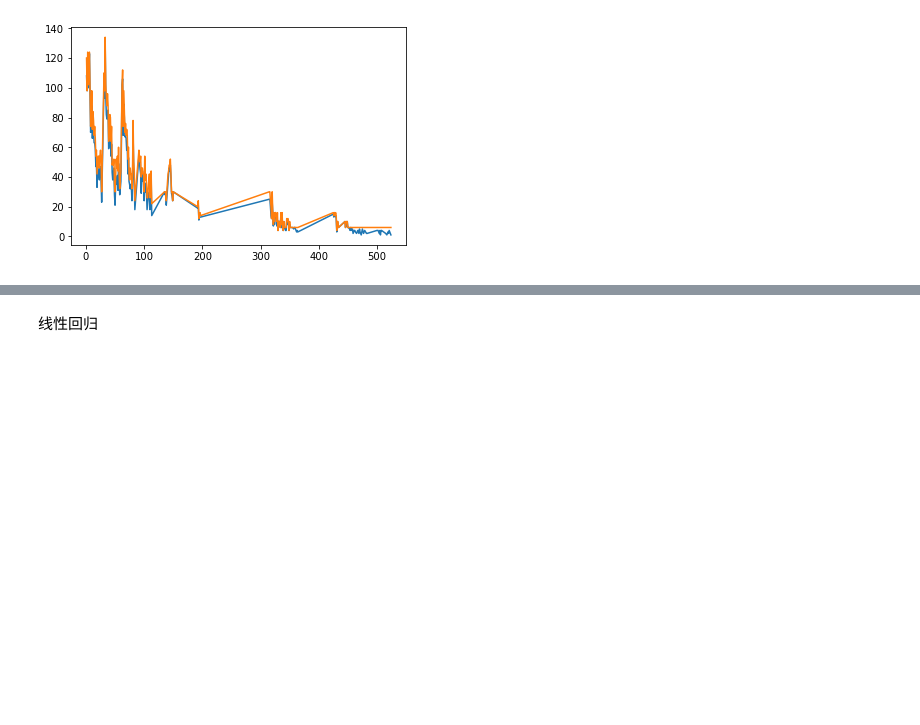
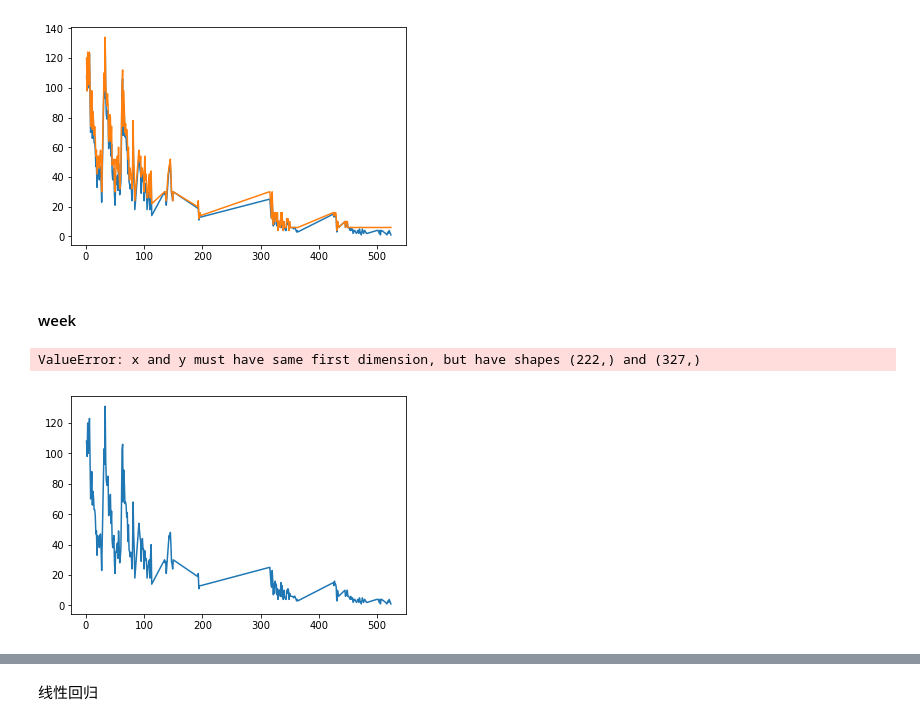
Before and after one commit to LeonKennedy/jupyter_space, a Jupyter notebook: lesson_distribute.ipynb, the cells around one changed output, grey strips where cells are left out. Cells and saved outputs as stored; diff of their text form; code cells hidden in the pictures; blank space fills up the shorter version.

```diff
--- a/lesson_distribute.ipynb
+++ b/lesson_distribute.ipynb
@@ -73,3 +73,18 @@ plt.plot(x,ym,label="max")
 plt.show()
 # %% [output]
 [figure]
+# %% [markdown]
+#### week
+# %%
+sql = "select lesson_id, sum(max_student),sum(actual_student) from lesson_distribute where begin_at between '2018-01-22' and '2018-01-29' group by lesson_id order by lesson_id; "
+cur.execute(sql)
+data = cur.fetchall()
+X = np.array([i[0] for i in data ])
+y = np.array([i[2] for i in data ])
+ym = np.array([i[1] for i in data ])
+plt.plot(x,ya,label="actual")
+plt.plot(x,ym,label="max")
+plt.show()
+# %% [output]
+ValueError: x and y must have same first dimension, but have shapes (222,) and (327,)
+[figure, added]
```
Also changed, not shown: parts of 25 cells of this notebook, 6 other files.
